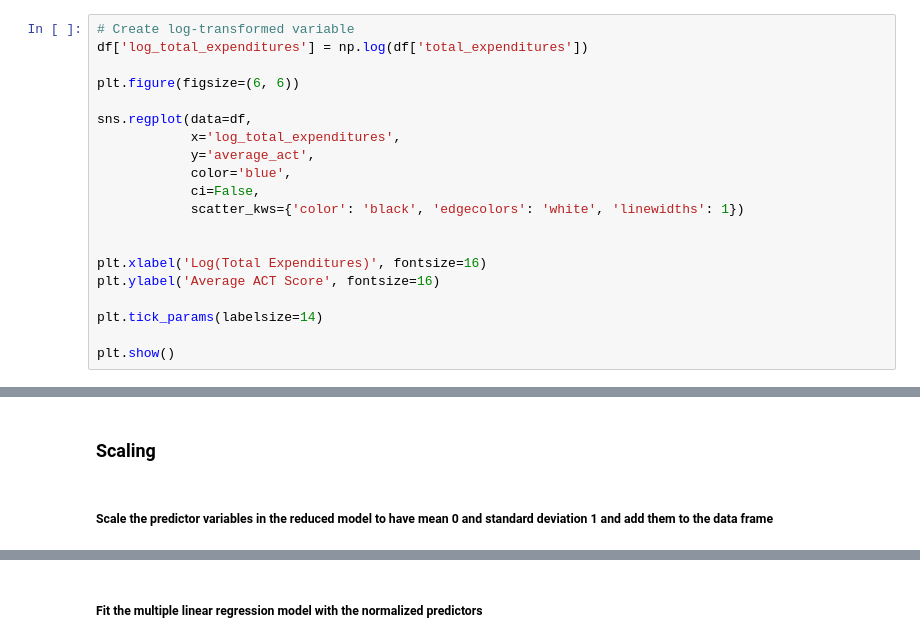
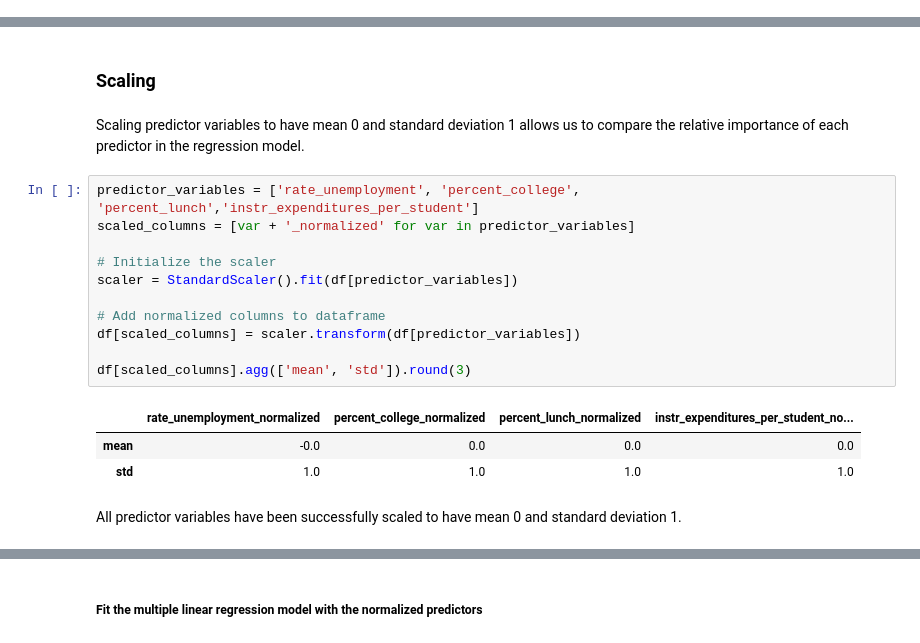
Before and after one commit to JLichwa80/education, a Jupyter notebook: code/Education_DATA_Analysis_And_Modeling.ipynb, the cells around one changed output, grey strips where cells are left out. Saved outputs shown, nothing was run; the diff lists cells and outputs as text.

```diff
--- a/code/Education_DATA_Analysis_And_Modeling.ipynb
+++ b/code/Education_DATA_Analysis_And_Modeling.ipynb
@@ -421,20 +388,0 @@ Below you can see the regression analysis results after adding log transformed t
-# %%
-# Create log-transformed variable
-df['log_total_expenditures'] = np.log(df['total_expenditures'])
-
-plt.figure(figsize=(6, 6))
-
-sns.regplot(data=df,
-            x='log_total_expenditures',
-            y='average_act',
-            color='blue',
-            ci=False,
-            scatter_kws={'color': 'black', 'edgecolors': 'white', 'linewidths': 1})
-
-
-plt.xlabel('Log(Total Expenditures)', fontsize=16)
-plt.ylabel('Average ACT Score', fontsize=16)
-
-plt.tick_params(labelsize=14)
-
-plt.show()
@@ -483,5 +429,22 @@ In terms of model performance, adding log transformed total expenditures did not
 Now we will move to scalling our predictors to normalize their values and distribution, which can let us compare their individual predictive strength.
 # %% [markdown]
 ### Scaling
+# %% [markdown]
+Scaling predictor variables to have mean 0 and standard deviation 1 allows us to compare the relative importance of each predictor in the regression model.
+# %%
+predictor_variables = ['rate_unemployment', 'percent_college', 'percent_lunch','instr_expenditures_per_student']
+scaled_columns = [var + '_normalized' for var in predictor_variables]
+
+# Initialize the scaler
+scaler = StandardScaler().fit(df[predictor_variables])
+
+# Add normalized columns to dataframe
+df[scaled_columns] = scaler.transform(df[predictor_variables])
+
+df[scaled_columns].agg(['mean', 'std']).round(3)
+# %% [output]
+|  | rate_unemployment_normalized | percent_college_normalized | percent_lunch_normalized | instr_expenditures_per_student_no... |
+| mean | -0.0 | 0.0 | 0.0 | 0.0 |
+| std | 1.0 | 1.0 | 1.0 | 1.0 |
 # %% [markdown]
-##### Scale the predictor variables in the reduced model to have mean 0 and standard deviation 1 and add them to the data frame
+All predictor variables have been successfully scaled to have mean 0 and standard deviation 1.
```
Also changed, not shown: parts of 34 cells of this notebook, 3 other files.
